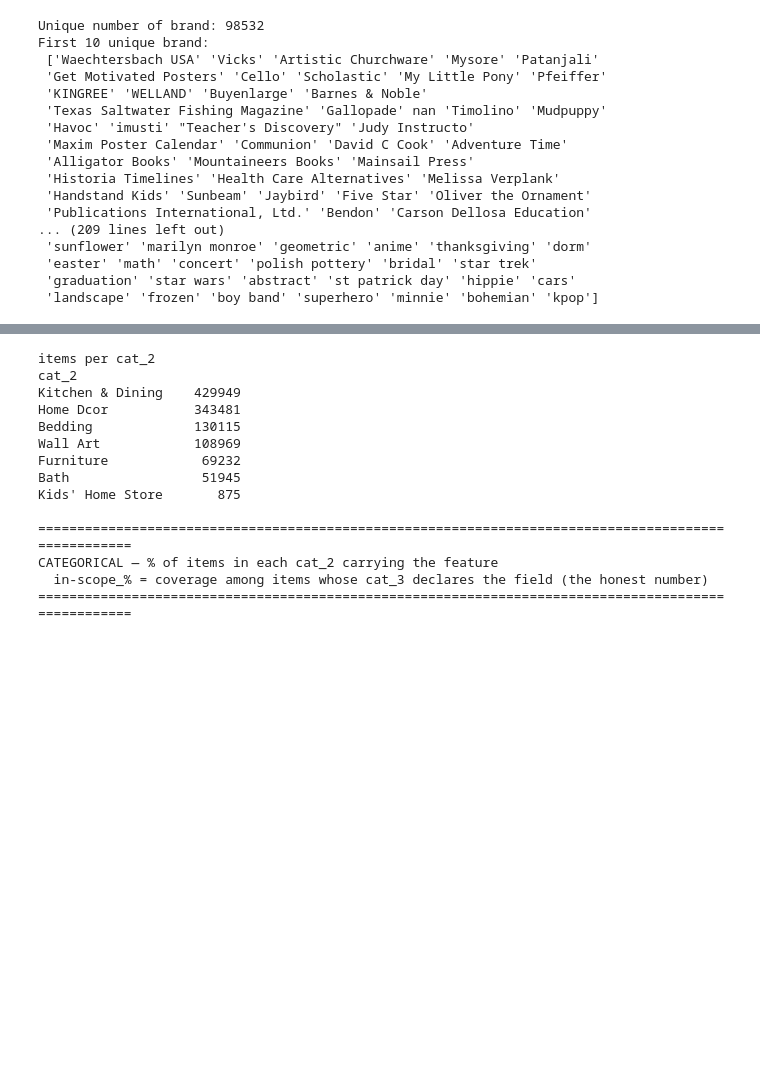
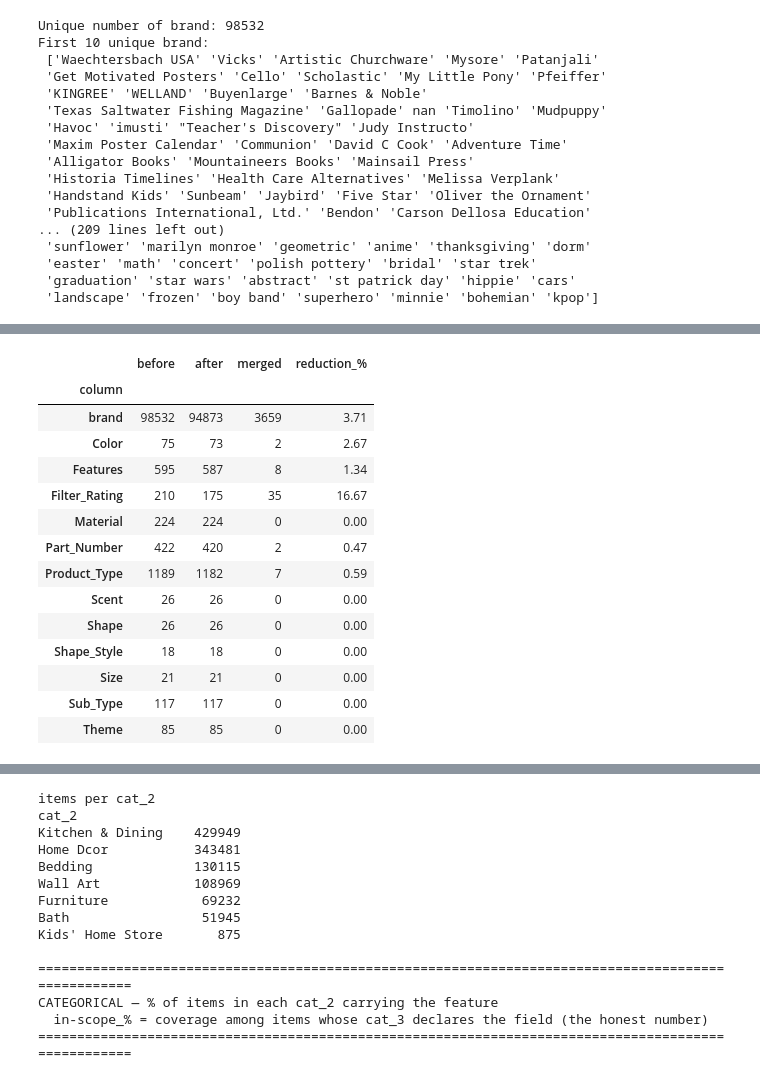
Before and after one commit to flamesmith/RecSystem, a Jupyter notebook: ttn/ttn.ipynb, the cells around one changed output, grey strips where cells are left out. Drawn from its saved outputs; the diff is of its cells as text; code cells hidden in the pictures; blank space fills up the shorter version.

```diff
--- a/ttn/ttn.ipynb
+++ b/ttn/ttn.ipynb
@@ -595,3 +610,79 @@ First 10 unique brand:
  'easter' 'math' 'concert' 'polish pottery' 'bridal' 'star trek'
  'graduation' 'star wars' 'abstract' 'st patrick day' 'hippie' 'cars'
  'landscape' 'frozen' 'boy band' 'superhero' 'minnie' 'bohemian' 'kpop']
+# %%
+import re
+
+# --- Normalize the categorical values --------------------------------------
+# Adds a `<col>_norm` column next to each original, so both versions stay in the
+# frame and §4 can join whichever you settle on.
+#
+# Two values are treated as the same thing when they agree after:
+#   1. strip + lowercase + collapsed whitespace   ("OXO " vs "oxo")
+#   2. the spelling rules below                   ("grey" vs "gray")
+#   3. dropping spaces, hyphens and dots          ("multi color" vs "multicolor")
+#
+# The surviving label is chosen by the data, not by me: whichever spelling of a
+# group is most common in df_features becomes the canonical one for that group.
+
+CAT_COLS = ['brand', 'Color', 'Features', 'Filter_Rating', 'Material', 'Part_Number',
+            'Product_Type', 'Scent', 'Shape', 'Shape_Style', 'Size', 'Sub_Type', 'Theme']
+
+SPELLING = {"grey": "gray", "colour": "color"}      # extend as you find more
+SEPARATORS = re.compile(r"[\s\-\.]")
+
+
+def _key(s):
+    """Collapse a value to the identity two spellings would share."""
+    for a, b in SPELLING.items():
+        s = s.str.replace(a, b, regex=False)
+    return s.str.replace(SEPARATORS, "", regex=True)
+
+
+def normalize_categoricals(cols=CAT_COLS, show=8):
+    cols = [c for c in cols if c in df_features.columns]
+    summary = []
+
+    for c in cols:
+        raw = df_features[c]
+        present = raw.notna() & raw.astype(str).str.strip().ne("")
+        base = raw.where(present).astype("string").str.strip().str.lower()
+        key = _key(base)
+
+        # canonical label per group = the most frequent spelling in the data
+        pairs = (pd.DataFrame({"key": key, "val": base}).dropna()
+                   .groupby(["key", "val"], observed=True).size()
+                   .reset_index(name="n")
+                   .sort_values(["key", "n"], ascending=[True, False]))
+        rep = pairs.drop_duplicates("key").set_index("key")["val"]
+
+        df_features[f"{c}_norm"] = key.map(rep)
+
+        before, after = raw.nunique(), df_features[f"{c}_norm"].nunique()
+        summary.append({"column": c, "before": before, "after": after,
+                        "merged": before - after,
+                        "reduction_%": (before - after) / before * 100 if before else 0.0})
+
+        # what actually merged, biggest groups first
+        multi = pairs.groupby("key", observed=True).filter(lambda g: len(g) > 1)
+        if len(multi):
+            print(f"--- {c}: {before:,} -> {after:,} distinct")
+            shown = 0
+            for k, g in multi.groupby("key", observed=True):
+                g = g.sort_values("n", ascending=False)
+                canon = g.iloc[0]
+                others = ", ".join(f"{r.val!r} (n={r.n:,})" for r in g.iloc[1:].itertuples())
+                print(f"      {canon.val!r} (n={canon.n:,})  <-  {others}")
+                shown += 1
+                if shown >= show:
+                    left = multi['key'].nunique() - shown
+                    if left:
+                        print(f"      ... and {left} more group(s)")
+                    break
+
+    print()
+    display(pd.DataFrame(summary).set_index("column").round(2))
+
+
+normalize_categoricals()
+# %% [output]
@@ -598 +706,16 @@ First 10 unique brand:
+|  | before | after | merged | reduction_% |
+| column |  |  |  |  |
+| brand | 98532 | 94873 | 3659 | 3.71 |
+| Color | 75 | 73 | 2 | 2.67 |
+| Features | 595 | 587 | 8 | 1.34 |
+| Filter_Rating | 210 | 175 | 35 | 16.67 |
+| Material | 224 | 224 | 0 | 0.00 |
+| Part_Number | 422 | 420 | 2 | 0.47 |
+| Product_Type | 1189 | 1182 | 7 | 0.59 |
+| Scent | 26 | 26 | 0 | 0.00 |
+| Shape | 26 | 26 | 0 | 0.00 |
+| Shape_Style | 18 | 18 | 0 | 0.00 |
+| Size | 21 | 21 | 0 | 0.00 |
+| Sub_Type | 117 | 117 | 0 | 0.00 |
+| Theme | 85 | 85 | 0 | 0.00 |
 # %%
```
Also changed, not shown: parts of 9 cells of this notebook, 4 other files.
